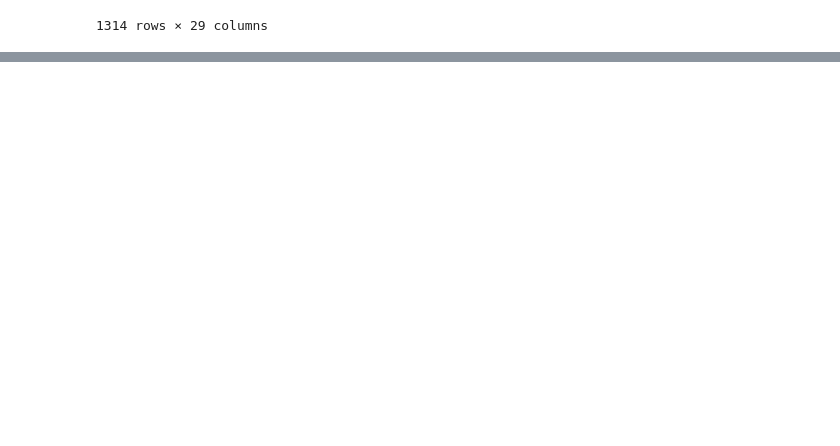
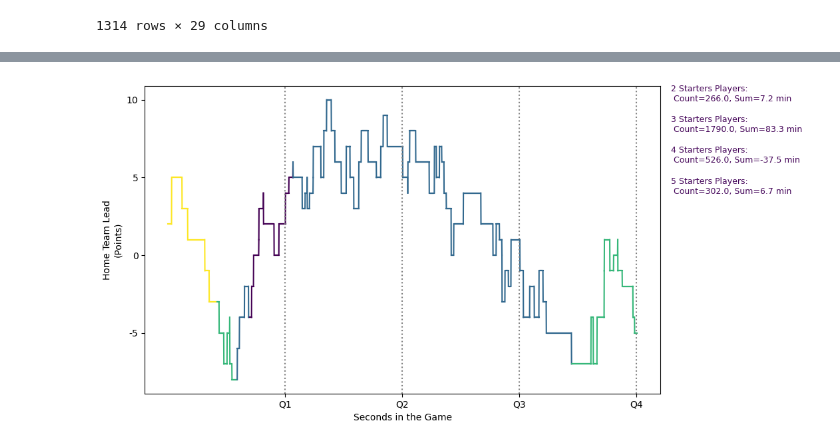
Before and after one commit to egarcia00/playbyplay, a Jupyter notebook: sandbox_notebook.ipynb, the cells around one changed output, grey strips where cells are left out. Saved outputs shown, nothing was run; the diff lists cells and outputs as text; code cells hidden in the pictures; blank space fills up the shorter version.

```diff
--- a/sandbox_notebook.ipynb
+++ b/sandbox_notebook.ipynb
@@ -110,0 +785,3 @@ list(df_dates.loc[df_dates['GAME_DATE']=='2022-10-18']['MATCHUP'])
+# %%
+streak_lineup_df = home_lead_streak.merge(clean_lineup_df, how='left', on=['PERIOD','PCTIMESTRING'])
+streak_lineup_df
@@ -110,0 +825,4 @@ list(df_dates.loc[df_dates['GAME_DATE']=='2022-10-18']['MATCHUP'])
+# %%
+streak_lineup_df['HomeDif'] = streak_lineup_df['HomeDelta'].diff()
+streak_lineup_df['HomeDif'].iloc[0] = streak_lineup_df['HomeDelta'].iloc[0]
+streak_lineup_df
@@ -110,0 +847,5 @@ list(df_dates.loc[df_dates['GAME_DATE']=='2022-10-18']['MATCHUP'])
+# %%
+lineup_summary = pd.DataFrame(streak_lineup_df['LineUp'].unique(), columns=['LineUp'])
+lineup_summary = lineup_summary.reset_index()
+lineup_summary = lineup_summary.rename(columns={'index':'LineUp_Order'})
+lineup_summary
@@ -110,0 +901,6 @@ list(df_dates.loc[df_dates['GAME_DATE']=='2022-10-18']['MATCHUP'])
+# %%
+x = streak_lineup_df['seconds_in_game']
+y = streak_lineup_df['HomeDelta']
+z = streak_lineup_df['Starters_In_Lineup']
+
+print(x.shape, y.shape, z.shape)
@@ -110,0 +960,48 @@ list(df_dates.loc[df_dates['GAME_DATE']=='2022-10-18']['MATCHUP'])
+# %%
+# Creating the DataFrame
+df = pd.DataFrame({'x': x, 'y': y, 'z': z})
+
+# Create a figure and a set of subplots
+fig, ax = plt.subplots(figsize=(10, 6))
+
+# Normalize 'z' values to map to a colormap
+norm = plt.Normalize(df['z'].min(), df['z'].max())
+colors = plt.cm.viridis(norm(df['z']))
+
+# Plotting each segment in the DataFrame
+for i in range(len(df) - 1):
+    ax.plot(df['x'][i:i+2], df['y'][i:i+2], color=colors[i])
+
+# Add vertical lines for each quarter
+for quarter in range(1, 5):
+    ax.axvline(x=12*60*quarter, color='gray', linestyle='dotted')
+
+# Customize x-axis
+ax.set_xticks([12*60*i for i in range(1, 5)])
+ax.set_xticklabels([f'Q{i}' for i in range(1, 5)])
+
+# Customize y-axis
+ax.yaxis.set_major_locator(plt.MultipleLocator(5))
+ax.set_yticklabels([f'{int(y_tick)}' for y_tick in ax.get_yticks()])
+
+# Axis labels
+ax.set_xlabel("Seconds in the Game")
+ax.set_ylabel("Home Team Lead\n(Points)")
+
+# # Add a colorbar for the 'z' values
+# sm = plt.cm.ScalarMappable(cmap='viridis', norm=norm)
+# sm.set_array([])
+# plt.colorbar(sm, ax=ax, label='# Starters in LineUp')
+
+# Calculate counts and sums for the legend
+legend_info = df.groupby('z')['y'].agg(['count', 'sum'])
+
+# Add legend on the right side of the plot
+for idx, (z_value, info) in enumerate(legend_info.iterrows()):
+    ax.text(1.02, 0.95 - 0.1*idx, f'{z_value} Starters Players:\n Count={info["count"]}, Sum={info["sum"]/60:.1f} min',
+            transform=ax.transAxes, color=plt.cm.viridis(z_value), fontsize=9)
+
+
+plt.show()
+# %% [output]
+[figure, added]
```
Also changed, not shown: parts of 62 cells of this notebook, 3 other files.
